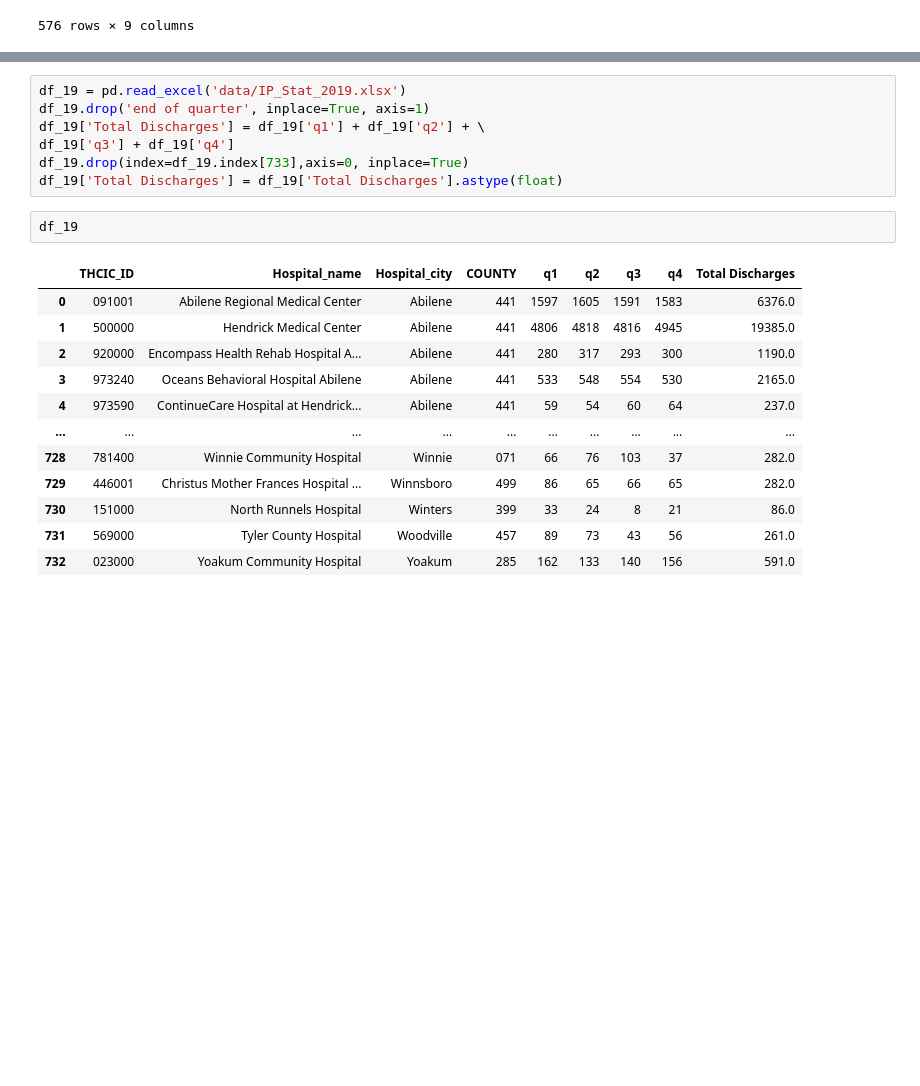
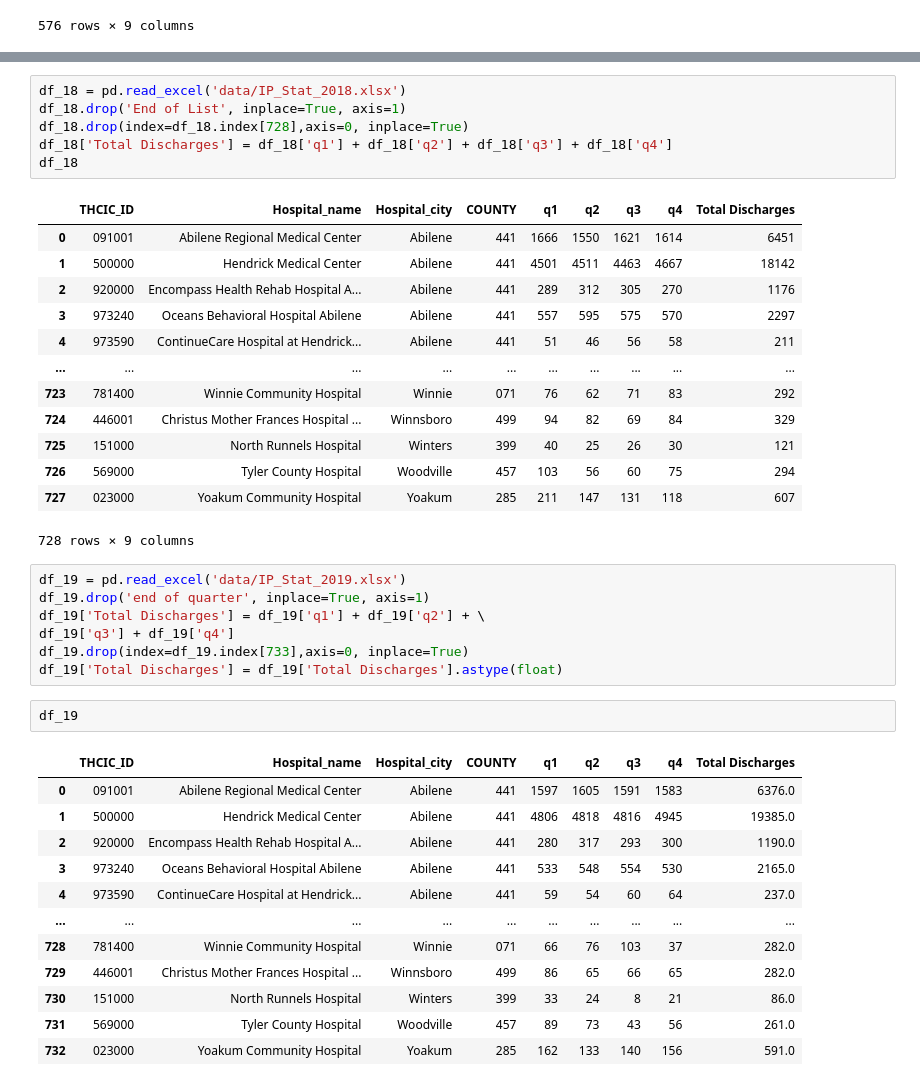
Before and after one commit to cyborgsage/hospitals_in_tx, a Jupyter notebook: hospital_discharges_tx.ipynb, the cells around one changed output, grey strips where cells are left out. Cells and saved outputs as stored; diff of their text form; blank space fills up the shorter version.

```diff
--- a/hospital_discharges_tx.ipynb
+++ b/hospital_discharges_tx.ipynb
@@ -423,3 +564,23 @@ df_11
+# %%
+df_18 = pd.read_excel('data/IP_Stat_2018.xlsx')
+df_18.drop('End of List', inplace=True, axis=1)
+df_18.drop(index=df_18.index[728],axis=0, inplace=True)
+df_18['Total Discharges'] = df_18['q1'] + df_18['q2'] + df_18['q3'] + df_18['q4']
+df_18
+# %% [output]
+|  | THCIC_ID | Hospital_name | Hospital_city | COUNTY | q1 | q2 | q3 | q4 | Total Discharges |
+| 0 | 091001 | Abilene Regional Medical Center | Abilene | 441 | 1666 | 1550 | 1621 | 1614 | 6451 |
+| 1 | 500000 | Hendrick Medical Center | Abilene | 441 | 4501 | 4511 | 4463 | 4667 | 18142 |
+| 2 | 920000 | Encompass Health Rehab Hospital A... | Abilene | 441 | 289 | 312 | 305 | 270 | 1176 |
+| 3 | 973240 | Oceans Behavioral Hospital Abilene | Abilene | 441 | 557 | 595 | 575 | 570 | 2297 |
+| 4 | 973590 | ContinueCare Hospital at Hendrick... | Abilene | 441 | 51 | 46 | 56 | 58 | 211 |
+| ... | ... | ... | ... | ... | ... | ... | ... | ... | ... |
+| 723 | 781400 | Winnie Community Hospital | Winnie | 071 | 76 | 62 | 71 | 83 | 292 |
+| 724 | 446001 | Christus Mother Frances Hospital ... | Winnsboro | 499 | 94 | 82 | 69 | 84 | 329 |
+| 725 | 151000 | North Runnels Hospital | Winters | 399 | 40 | 25 | 26 | 30 | 121 |
+| 726 | 569000 | Tyler County Hospital | Woodville | 457 | 103 | 56 | 60 | 75 | 294 |
+| 727 | 023000 | Yoakum Community Hospital | Yoakum | 285 | 211 | 147 | 131 | 118 | 607 |
+728 rows × 9 columns
 # %%
 df_19 = pd.read_excel('data/IP_Stat_2019.xlsx')
 df_19.drop('end of quarter', inplace=True, axis=1)
```
Also changed, not shown: parts of 22 cells of this notebook, 3 other files.
